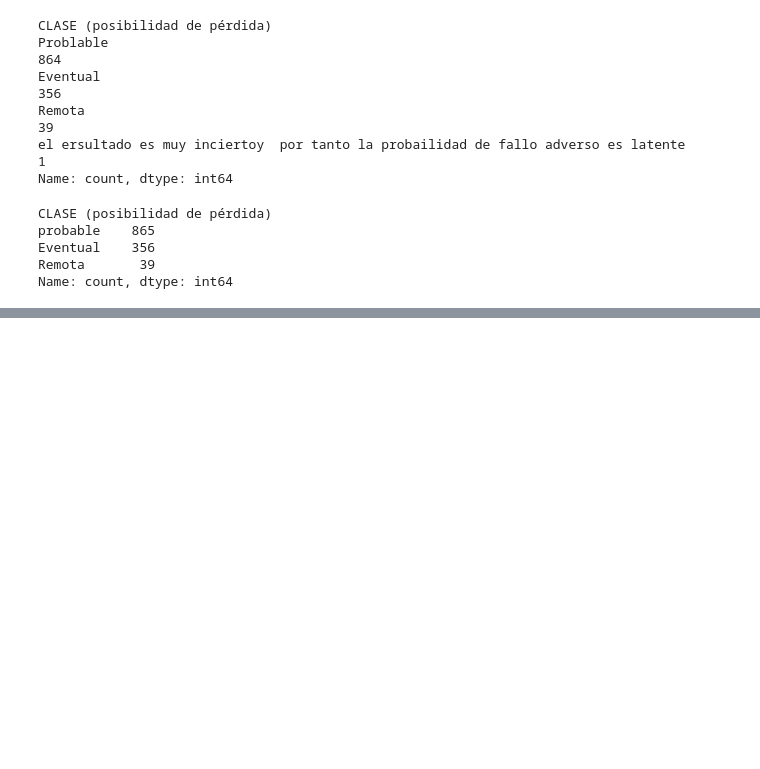
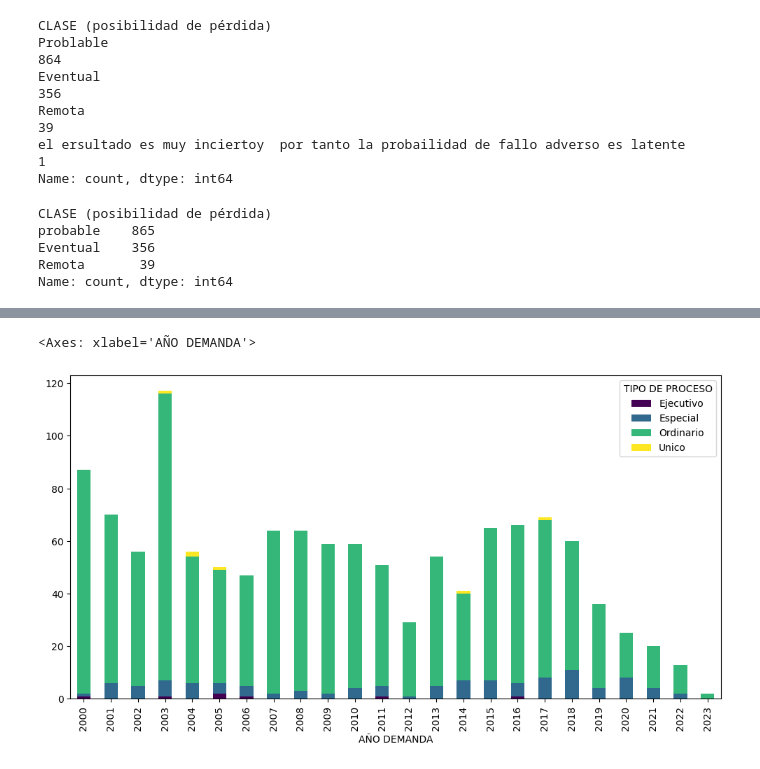
Before and after one commit to jforero281/Segmentaci-n_inteligente_abogados, a Jupyter notebook: solucion_ejercicio.ipynb, the cells around one changed output, grey strips where cells are left out. Cells and saved outputs as stored; diff of their text form; code cells hidden in the pictures; blank space fills up the shorter version.

```diff
--- a/solucion_ejercicio.ipynb
+++ b/solucion_ejercicio.ipynb
@@ -494,0 +491,3 @@ np.int64(6)
+# %%
+#Convertir todos los registros del campo en minuscula
+df['PRETENSIÓN'] = df['PRETENSIÓN'].str.lower()
@@ -494,0 +511,12 @@ np.int64(6)
+# %%
+#Limpieza del campo
+df.loc[df['PRETENSIÓN'].str.contains("reintegro", case=False, na=False), 'PRETENSIÓN'] = "reintegro"
+df.loc[df['PRETENSIÓN'].str.contains("jubilacion", case=False, na=False), 'PRETENSIÓN'] = "jubilacion"
+df.loc[df['PRETENSIÓN'].str.contains("beneficios", case=False, na=False), 'PRETENSIÓN'] = "beneficios"
+df.loc[df['PRETENSIÓN'].str.contains("fuero sindical", case=False, na=False), 'PRETENSIÓN'] = "fuero sindical"
+df.loc[df['PRETENSIÓN'].str.contains("salario", case=False, na=False), 'PRETENSIÓN'] = "salario"
+df.loc[df['PRETENSIÓN'].str.contains("prestaciones sociales", case=False, na=False), 'PRETENSIÓN'] = "prestaciones sociales"
+df.loc[df['PRETENSIÓN'].str.contains("indemnizacion", case=False, na=False), 'PRETENSIÓN'] = "indemnización"
+df.loc[df['PRETENSIÓN'].str.contains("indemnización", case=False, na=False), 'PRETENSIÓN'] = "indemnización"
+df.loc[df['PRETENSIÓN'].str.contains("contrato", case=False, na=False), 'PRETENSIÓN'] = "contrato"
+df.loc[df['PRETENSIÓN'].str.contains("pensión", case=False, na=False), 'PRETENSIÓN'] = "pensión"
@@ -494,0 +540,5 @@ np.int64(6)
+# %%
+# Organizar las clases del campo PRETENSIÓN
+clases_principales = ['indemnización', 'reintegro', 'jubilacion', 'fuero sindical', 'salario']
+df['PRETENSIÓN'] = df['PRETENSIÓN'].apply(lambda x: x if x in clases_principales else 'otros')
+df['PRETENSIÓN'].value_counts()
@@ -538,0 +622,3 @@ Name: count, dtype: int64
+# %%
+#Imputar los 9 casos nulos con la moda, según el caso anterior:
+df['APODERADO BANCO'] = df['APODERADO BANCO'].fillna(df['APODERADO BANCO'].mode()[0])
@@ -554,0 +702,6 @@ dtype: int64
+# %%
+#El campo AÑO DEMANDA no lo vamos a incluir en el modelo de clasificación final, sin embargo, es improtante hacer un analisis para entender tendencias, y revisar la historia por los difernetes campos, revisemos el año por tipo de proceso
+df.groupby(['AÑO DEMANDA', 'TIPO DE PROCESO']).size().unstack().plot(kind='bar', stacked=True, figsize=(12,6), colormap='viridis')
+# %% [output]
+<Axes: xlabel='AÑO DEMANDA'>
+[figure, added]
```
Also changed, not shown: parts of 32 cells of this notebook.
